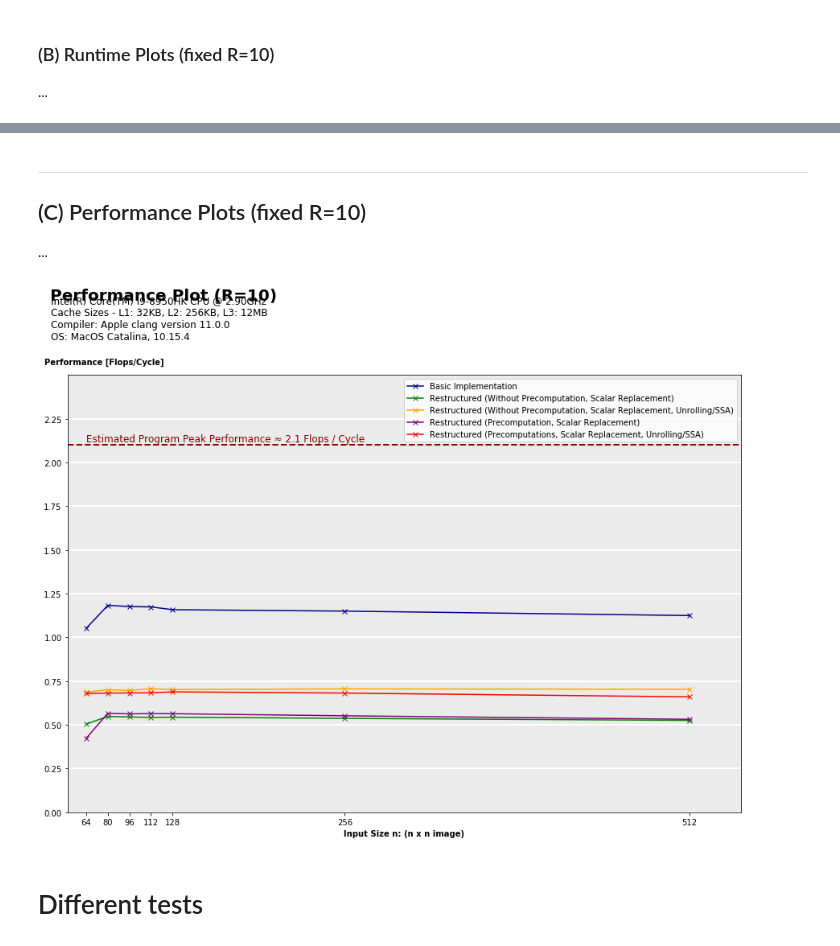
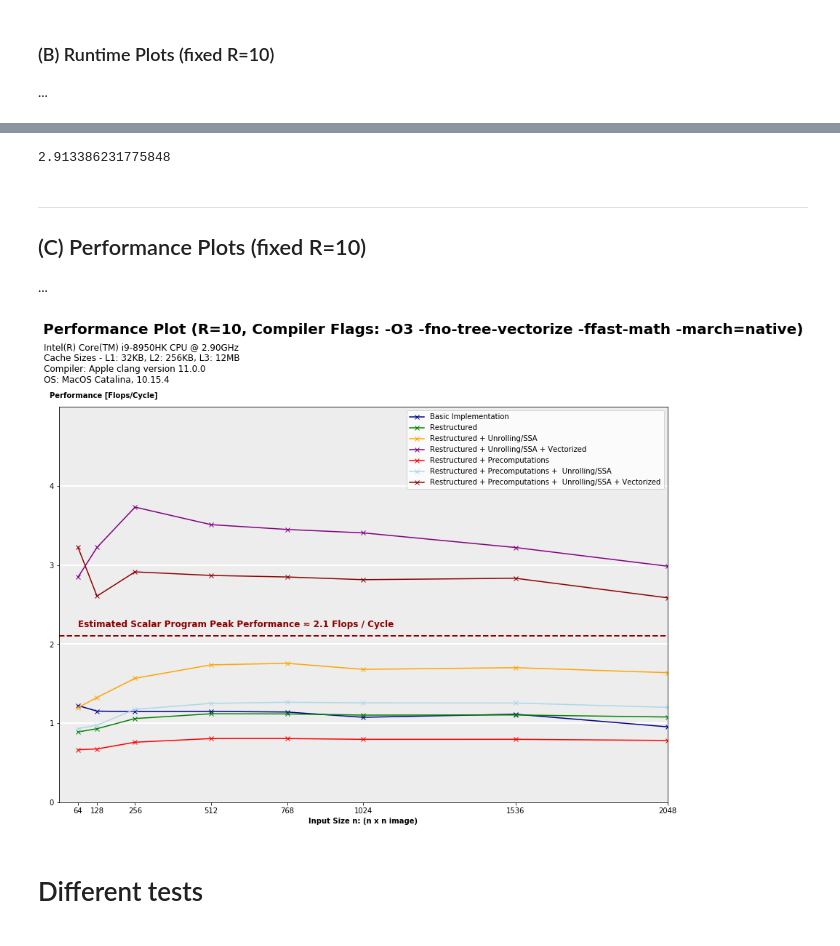
Before and after one commit to ninodimontalcino/advanced-denoising-mcrenderings, a Jupyter notebook: analysis/PerformanceAnalysis.ipynb, the cells around one changed output, grey strips where cells are left out. Saved outputs shown, nothing was run; the diff lists cells and outputs as text; code cells hidden in the pictures.

```diff
--- a/analysis/PerformanceAnalysis.ipynb
+++ b/analysis/PerformanceAnalysis.ipynb
@@ -437,32 +476,34 @@ cycles = np.array([
 # %%
 # ------------------------------------------------------
-# RunTime-Plot (cylces are log-scaled)
+# Speedup-Plot
 # ------------------------------------------------------
 
 # Init Plot
 fig = plt.figure(figsize=FIGSIZE)
-suptitle = plt.suptitle("Runtime (Compiler Flags: -O3 -fno-tree-vectorize -ffast-math -march=native )", x=0.105, y=1.04, fontsize=20, ha='left', fontweight='bold')
+suptitle = plt.suptitle("Speedup (R=10, Compiler Flags: -O3 -fno-tree-vectorize -ffast-math -march=native)", x=0.105, y=1.04, fontsize=20, ha='left', fontweight='bold')
 plt.title(hardware_info, fontsize=12, x=-0.025, y=1.05, ha='left')
 
 # Plot Series
-for i, serie in enumerate(series):
-    plt.plot(n, cycles[i], label=serie, color=colors[i])
+for i, serie in enumerate(series[1:]):
+    plt.plot(n, cycles[0] / cycles[i+1], label=serie, color=colors[i+1])
 
 
 # Customize Plot
+top=50
 plt.xticks(n)
-plt.yscale('log', basey=2)
-plt.xlim(50,550)
+plt.yticks(np.arange(0, top, step=5))
+plt.xlim(0,2048)
+plt.ylim(0,top)
 
 plt.grid(True, color='w', linestyle='-', linewidth=2)
-plt.gca().patch.set_facecolor('0.92')
+plt.gca().patch.set_facecolor('0.93')
 plt.gca().xaxis.grid(False)
 plt.gca().yaxis.grid(True)
 
-plt.ylabel("Measured Cycles", fontweight='bold', rotation=0, position=(0,1.02), labelpad=-50)
+plt.ylabel("Runtime Speedup", fontweight='bold', rotation=0, position=(0,1.02), labelpad=-50)
 plt.xlabel("Input Size n: (n x n image)", fontweight='bold')
 
 plt.legend()
 
-fig.savefig('runtime_evaluation',bbox_inches='tight',bbox_extra_artists=[suptitle])
+fig.savefig('speedup_runtime',bbox_inches='tight',bbox_extra_artists=[suptitle])
 # %% [output]
@@ -505,3 +511,7 @@ fig.savefig('speedup_runtime',bbox_inches='tight',bbox_extra_artists=[suptitle])
+# %%
+np.sum(series_method[-1](n[2],10)) / cycles[-1][2]
+# %% [output]
+2.913386231775848
 # %% [markdown]
 <hr>
 
@@ -514,44 +524,47 @@ performance = np.zeros((len(series), len(n)))
 # Init Figure
 fig = plt.figure(figsize=FIGSIZE)
 
 # Compute Performance for all series (different compiler flags)
 for i, flag in enumerate(series):
 
     # Compute Performance for all resolutions
     for j, size in enumerate(n):
-        flop_count = series_method[i](size,R).sum()
-
+        flop_count = np.sum(series_method[i](size,R))
         performance[i][j] = flop_count / cycles[i][j]
 
     # Add serie to plot
     plt.plot(n, performance[i], 'x-', label=flag, color=colors[i])
 
 
 # Customize Plot
-top = 2.5
+top = 5
 plt.xticks(n)
-plt.yticks(np.arange(0, top, step=0.25))
-plt.ylim(0,2.5)
-plt.xlim(50,550)
+plt.yticks(np.arange(0, top, step=1))
+plt.ylim(0,top)
+plt.xlim(0,2048)
 plt.ylabel("Performance [Flops/Cycle]", fontweight='bold', rotation=0, position=(0,1.02), labelpad=-75)
 plt.xlabel("Input Size n: (n x n image)", fontweight='bold')
 plt.grid(True, color='w', linestyle='-', linewidth=2)
-plt.gca().patch.set_facecolor('0.92')
+plt.gca().patch.set_facecolor('0.93')
 plt.gca().xaxis.grid(False)
 plt.gca().yaxis.grid(True)
 
 # Add Estimated Tighter Program Peak Performance
 plt.axhline(2.1, linestyle='--' , color="darkred", linewidth=2)
-plt.text(64, 2.12, 'Estimated Program Peak Performance ≈ 2.1 Flops / Cycle', color="darkred", fontsize=12)
+plt.axhline(16.8, linestyle='--' , color="darkred", linewidth=2)
+plt.text(64, 2.22, 'Estimated Scalar Program Peak Performance ≈ 2.1 Flops / Cycle', color="darkred", fontsize=12, fontweight='bold')
+#plt.text(64, 18.0, 'Estimated Vectorized Program Peak Performance ≈ 16.8 Flops / Cycle', color="darkred", fontsize=12, fontweight='bold')
+
+#plt.yscale('log', basey=2)
 
 # Add Titles and Processor Information
-suptitle = plt.suptitle("Performance Plot (R=10)", x=0.105, y=1.03, fontsize=20, ha='left', fontweight='bold')
-plt.title(hardware_info, fontsize=12, x=-0.025, y=1.07, ha='left')
+suptitle = plt.suptitle("Performance Plot (R=10, Compiler Flags: -O3 -fno-tree-vectorize -ffast-math -march=native)", x=0.105, y=1.04, fontsize=20, ha='left', fontweight='bold')
+plt.title(hardware_info, fontsize=12, x=-0.025, y=1.05, ha='left')
 
 plt.legend()
 fig.savefig('performance_plot',bbox_inches='tight',bbox_extra_artists=[suptitle])
 # %% [output]
-[figure, old version]
+[figure, new version]
 # %% [markdown]
 # Different tests
 # %%
```
Also changed, not shown: parts of 10 cells of this notebook, 5 other files.
